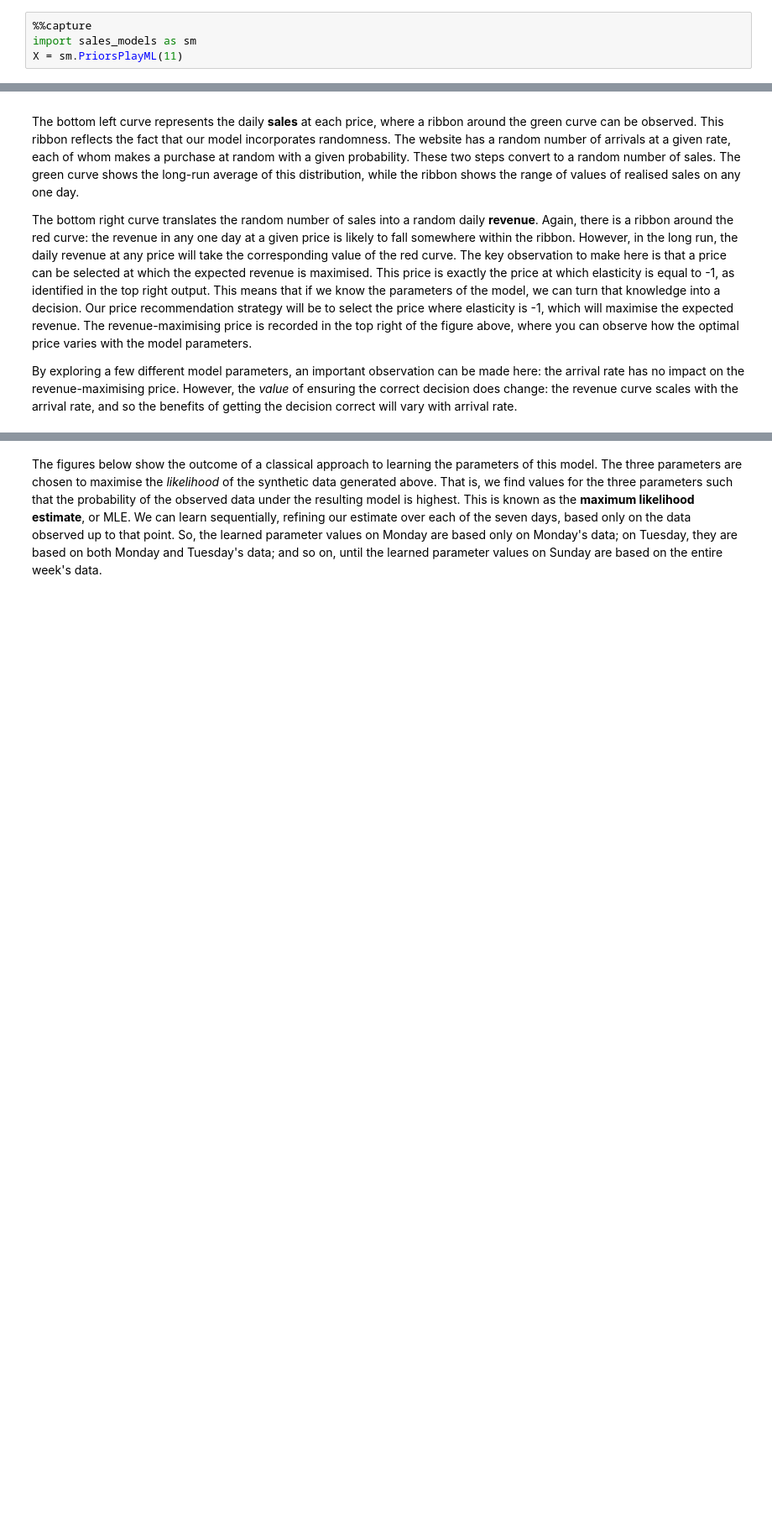
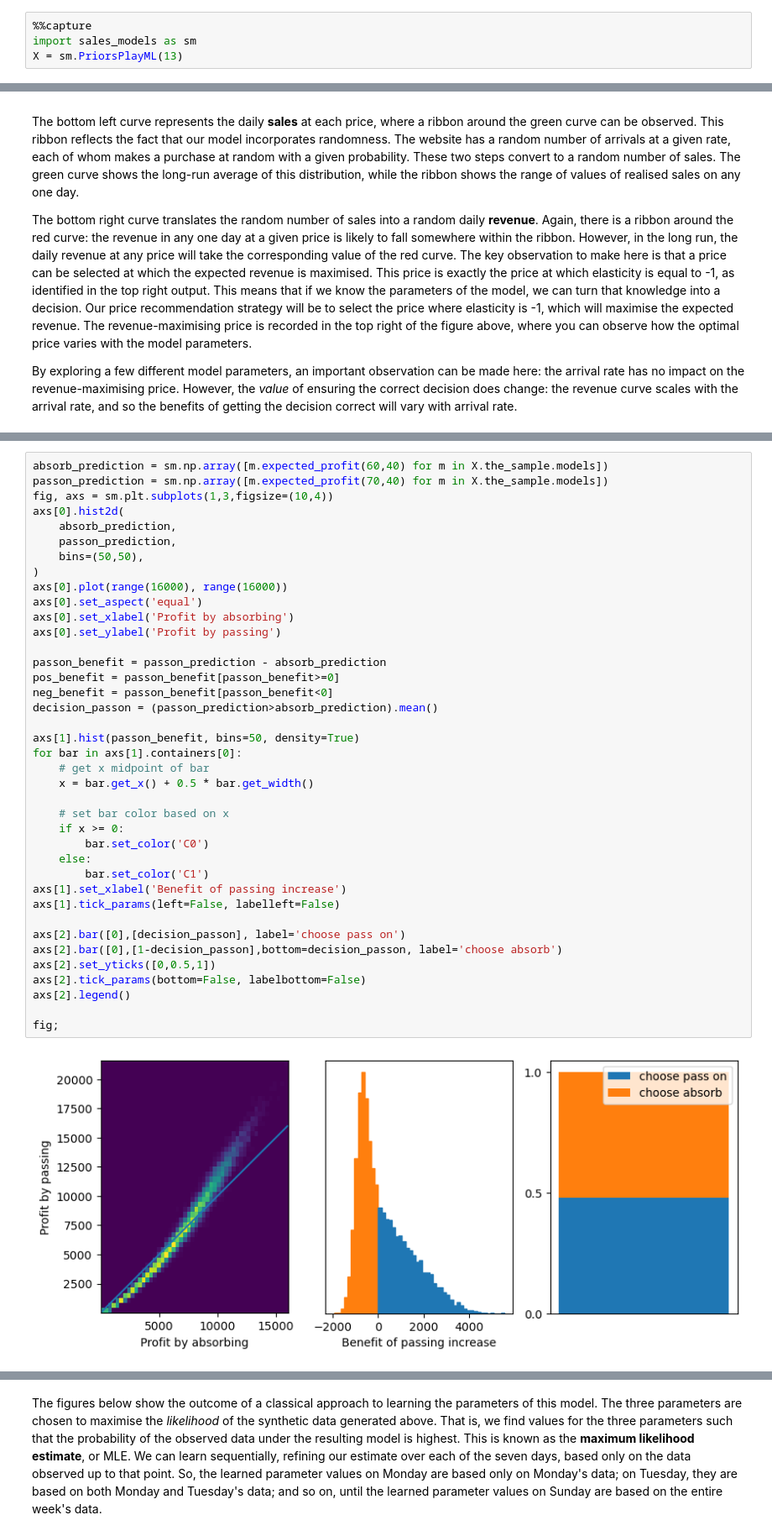
Before and after one commit to tom-p-sparq/UQ-Play-ML, a Jupyter notebook: uq.ipynb, the cells around one changed output, grey strips where cells are left out. Shown: that part at 84% size. Drawn from its saved outputs; the diff is of its cells as text; blank space fills up the shorter version.

```diff
--- a/uq.ipynb
+++ b/uq.ipynb
@@ -1,7 +1,7 @@
 # %%
 %%capture
 import sales_models as sm
-X = sm.PriorsPlayML(11)
+X = sm.PriorsPlayML(13)
 # %% [markdown]
 # Introduction
 
@@ -35,3 +67,44 @@ By exploring a few different model parameters, an important observation can be m
+# %%
+absorb_prediction = sm.np.array([m.expected_profit(60,40) for m in X.the_sample.models])
+passon_prediction = sm.np.array([m.expected_profit(70,40) for m in X.the_sample.models])
+fig, axs = sm.plt.subplots(1,3,figsize=(10,4))
+axs[0].hist2d(
+    absorb_prediction,
+    passon_prediction,
+    bins=(50,50),
+)
+axs[0].plot(range(16000), range(16000))
+axs[0].set_aspect('equal')
+axs[0].set_xlabel('Profit by absorbing')
+axs[0].set_ylabel('Profit by passing')
+
+passon_benefit = passon_prediction - absorb_prediction
+pos_benefit = passon_benefit[passon_benefit>=0]
+neg_benefit = passon_benefit[passon_benefit<0]
+decision_passon = (passon_prediction>absorb_prediction).mean()
+
+axs[1].hist(passon_benefit, bins=50, density=True)
+for bar in axs[1].containers[0]:
+    # get x midpoint of bar
+    x = bar.get_x() + 0.5 * bar.get_width()
+
+    # set bar color based on x
+    if x >= 0:
+        bar.set_color('C0')
+    else:
+        bar.set_color('C1')
+axs[1].set_xlabel('Benefit of passing increase')
+axs[1].tick_params(left=False, labelleft=False)
+
+axs[2].bar([0],[decision_passon], label='choose pass on')
+axs[2].bar([0],[1-decision_passon],bottom=decision_passon, label='choose absorb')
+axs[2].set_yticks([0,0.5,1])
+axs[2].tick_params(bottom=False, labelbottom=False)
+axs[2].legend()
+
+fig;
+# %% [output]
+[figure, added]
 # %% [markdown]
 # Learning model parameters from data
 
```
Also changed, not shown: parts of 18 cells of this notebook, 1 other file.
